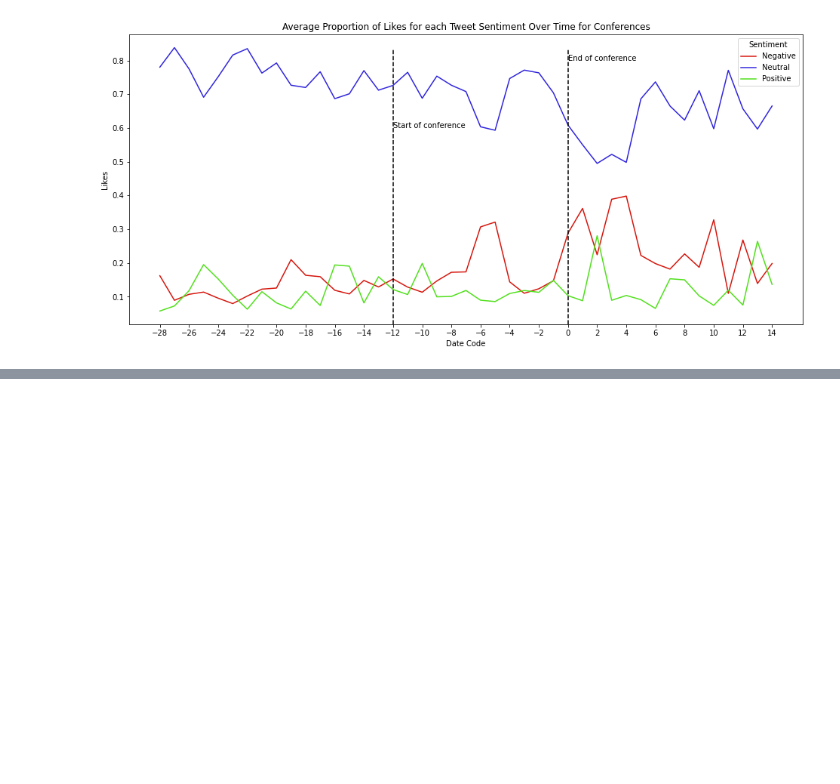
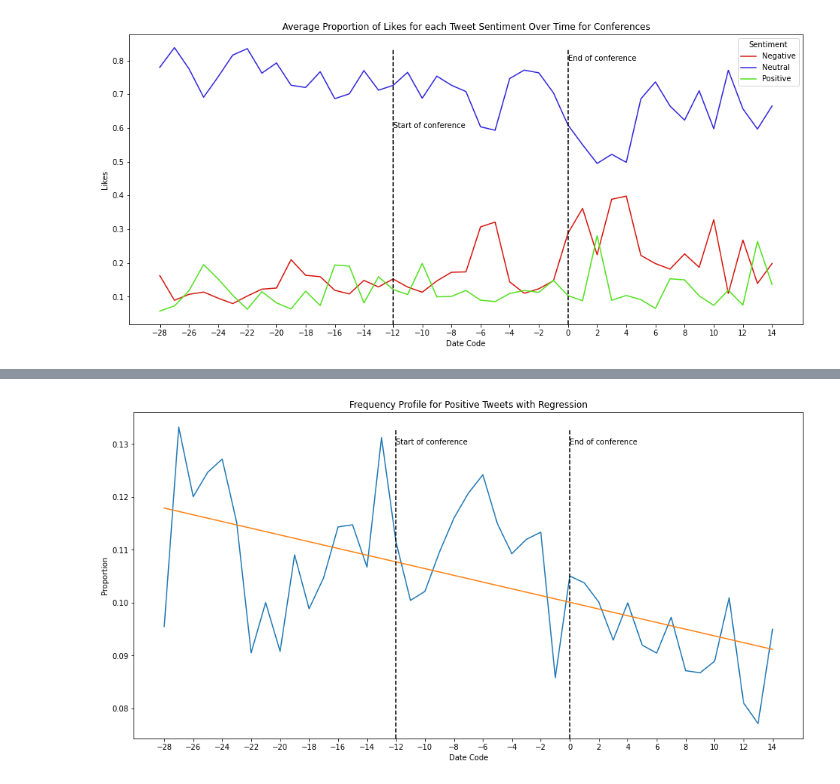
Before and after one commit to james-hughes1/wdss-nlp-project, a Jupyter notebook: Twitter_COP_Conference_Data_Analysis.ipynb, the cells around one changed output, grey strips where cells are left out. Cells and saved outputs as stored; diff of their text form; code cells hidden in the pictures; blank space fills up the shorter version.

```diff
--- a/Twitter_COP_Conference_Data_Analysis.ipynb
+++ b/Twitter_COP_Conference_Data_Analysis.ipynb
@@ -712,0 +764,25 @@ plt.show()
+# %%
+# Frequency, Positive with Regression
+
+plt.figure(figsize=(16,8))
+plt.title("Frequency Profile for Positive Tweets with Regression")
+
+# Construct Grouped DataFrame
+avg_freq_pos_df = avg_freq_sent_df[avg_freq_sent_df["Sentiment"]=="Positive"]
+
+g = sns.lineplot(data=avg_freq_pos_df.reset_index(), x="Date_Int", y="Proportion")
+g.set_xticks(date_int_range[::2])
+b1 = time_regression_df.loc["Freq., Positive"]["b1"]
+b0 = time_regression_df.loc["Freq., Positive"]["b0"]
+plt.plot(date_int_array, b0 + b1*date_int_array)
+plt.xlabel("Date Code")
+
+# Start and end annotations
+plt.axvline(-12, 0, 0.95 , color="black", linestyle="--")
+plt.axvline(0, 0, 0.95 , color="black", linestyle="--")
+plt.text(-12, 0.13, "Start of conference")
+plt.text(0, 0.13, "End of conference")
+
+plt.show()
+# %% [output]
+[figure, added]
```
Also changed, not shown: parts of 12 cells of this notebook.
